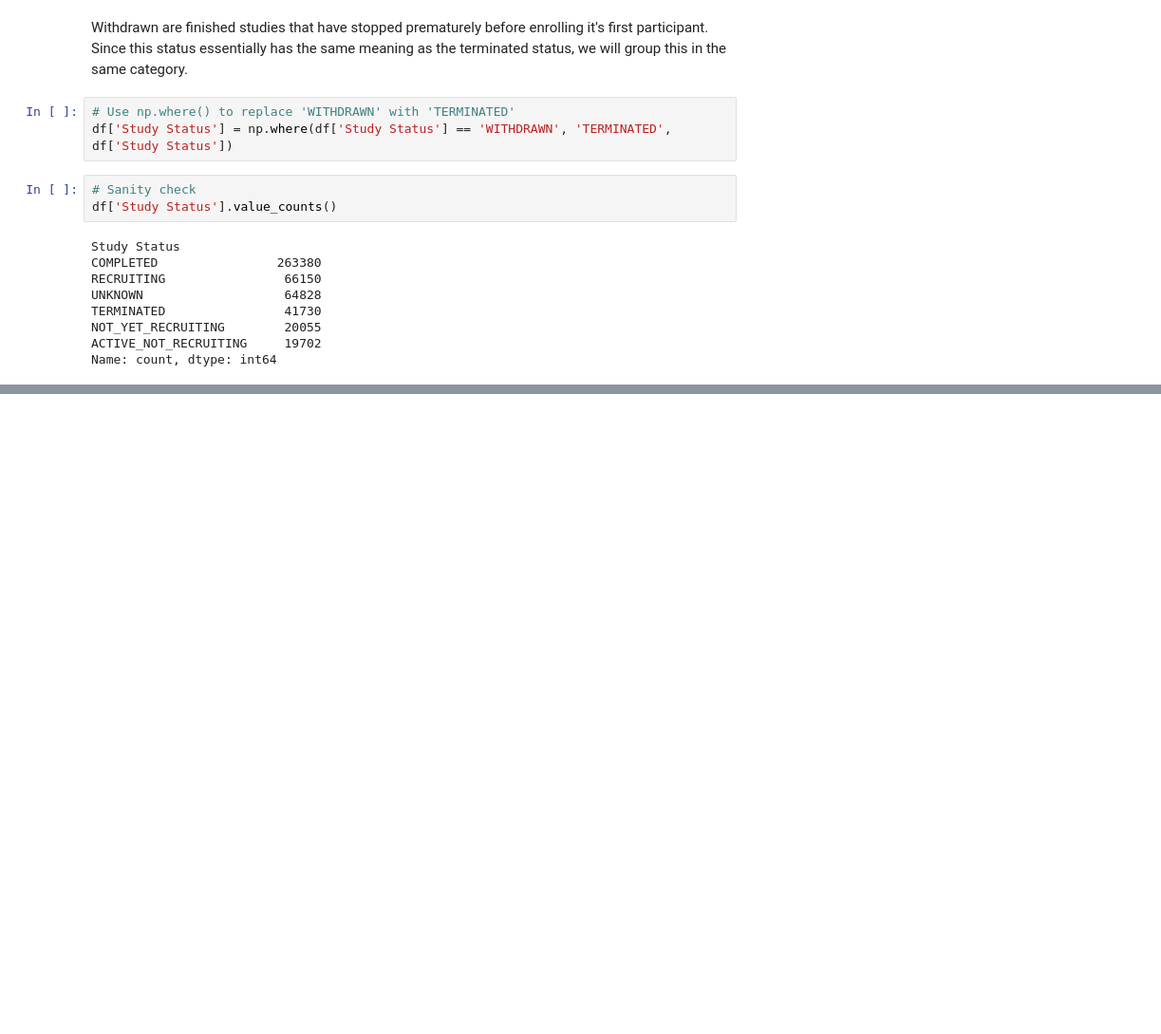
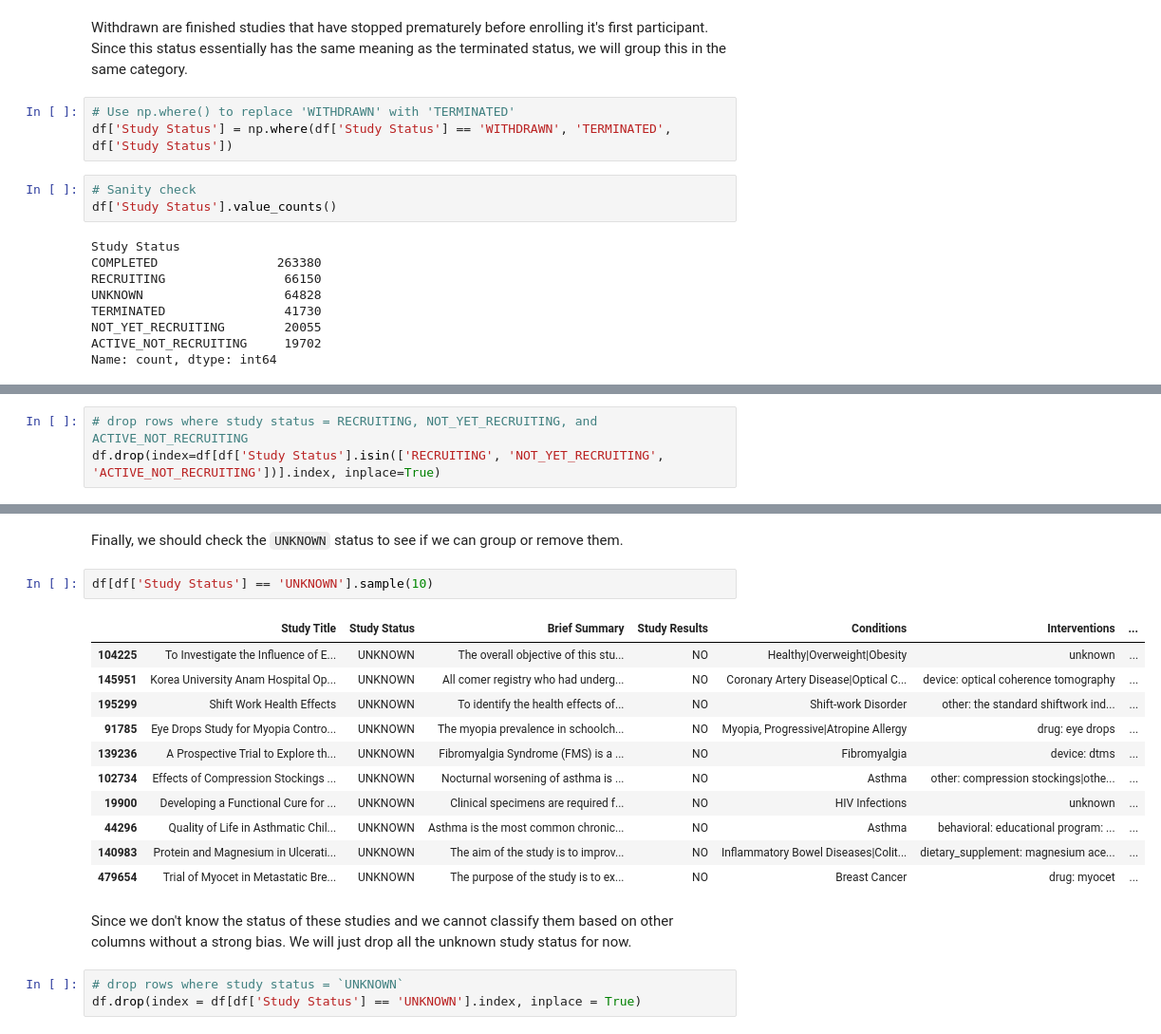
Before and after one commit to clem21chan/Clinical_Trials_Capstone, a Jupyter notebook: Notebooks/2_Preprocessing&EDA.ipynb, the cells around one changed output, grey strips where cells are left out. Shown at 95% size. Cells and saved outputs as stored; diff of their text form; blank space fills up the shorter version.

Commit message:
Dropped 100,000 rows that are not needed in the 'Study Status' column. Started creating dummy variables for Sex and Age columns.

```diff
--- a/Notebooks/2_Preprocessing&EDA.ipynb
+++ b/Notebooks/2_Preprocessing&EDA.ipynb
@@ -358,0 +361,3 @@ Name: count, dtype: int64
+# %%
+# drop rows where study status = RECRUITING, NOT_YET_RECRUITING, and ACTIVE_NOT_RECRUITING
+df.drop(index=df[df['Study Status'].isin(['RECRUITING', 'NOT_YET_RECRUITING', 'ACTIVE_NOT_RECRUITING'])].index, inplace=True)
@@ -358,0 +373,21 @@ Name: count, dtype: int64
+# %% [markdown]
+Finally, we should check the `UNKNOWN` status to see if we can group or remove them.
+# %%
+df[df['Study Status'] == 'UNKNOWN'].sample(10)
+# %% [output]
+|  | Study Title | Study Status | Brief Summary | Study Results | Conditions | Interventions | ... |
+| 104225 | To Investigate the Influence of E... | UNKNOWN | The overall objective of this stu... | NO | Healthy|Overweight|Obesity | unknown | ... |
+| 145951 | Korea University Anam Hospital Op... | UNKNOWN | All comer registry who had underg... | NO | Coronary Artery Disease|Optical C... | device: optical coherence tomography | ... |
+| 195299 | Shift Work Health Effects | UNKNOWN | To identify the health effects of... | NO | Shift-work Disorder | other: the standard shiftwork ind... | ... |
+| 91785 | Eye Drops Study for Myopia Contro... | UNKNOWN | The myopia prevalence in schoolch... | NO | Myopia, Progressive|Atropine Allergy | drug: eye drops | ... |
+| 139236 | A Prospective Trial to Explore th... | UNKNOWN | Fibromyalgia Syndrome (FMS) is a ... | NO | Fibromyalgia | device: dtms | ... |
+| 102734 | Effects of Compression Stockings ... | UNKNOWN | Nocturnal worsening of asthma is ... | NO | Asthma | other: compression stockings|othe... | ... |
+| 19900 | Developing a Functional Cure for ... | UNKNOWN | Clinical specimens are required f... | NO | HIV Infections | unknown | ... |
+| 44296 | Quality of Life in Asthmatic Chil... | UNKNOWN | Asthma is the most common chronic... | NO | Asthma | behavioral: educational program: ... | ... |
+| 140983 | Protein and Magnesium in Ulcerati... | UNKNOWN | The aim of the study is to improv... | NO | Inflammatory Bowel Diseases|Colit... | dietary_supplement: magnesium ace... | ... |
+| 479654 | Trial of Myocet in Metastatic Bre... | UNKNOWN | The purpose of the study is to ex... | NO | Breast Cancer | drug: myocet | ... |
+# %% [markdown]
+Since we don't know the status of these studies and we cannot classify them based on other columns without a strong bias. We will just drop all the unknown study status for now.
+# %%
+# drop rows where study status = `UNKNOWN`
+df.drop(index = df[df['Study Status'] == 'UNKNOWN'].index, inplace = True)
```
Also changed, not shown: parts of 30 cells of this notebook.
